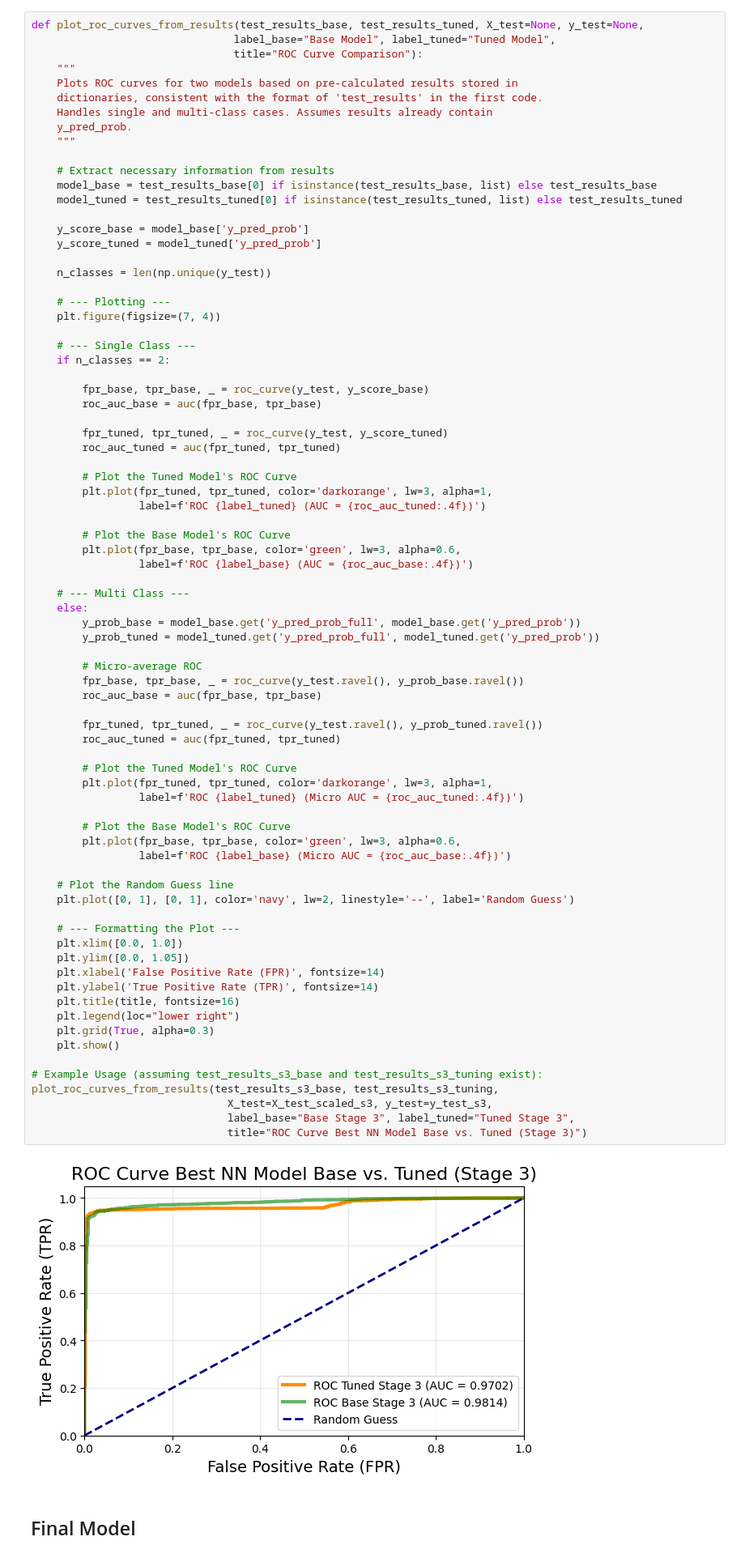
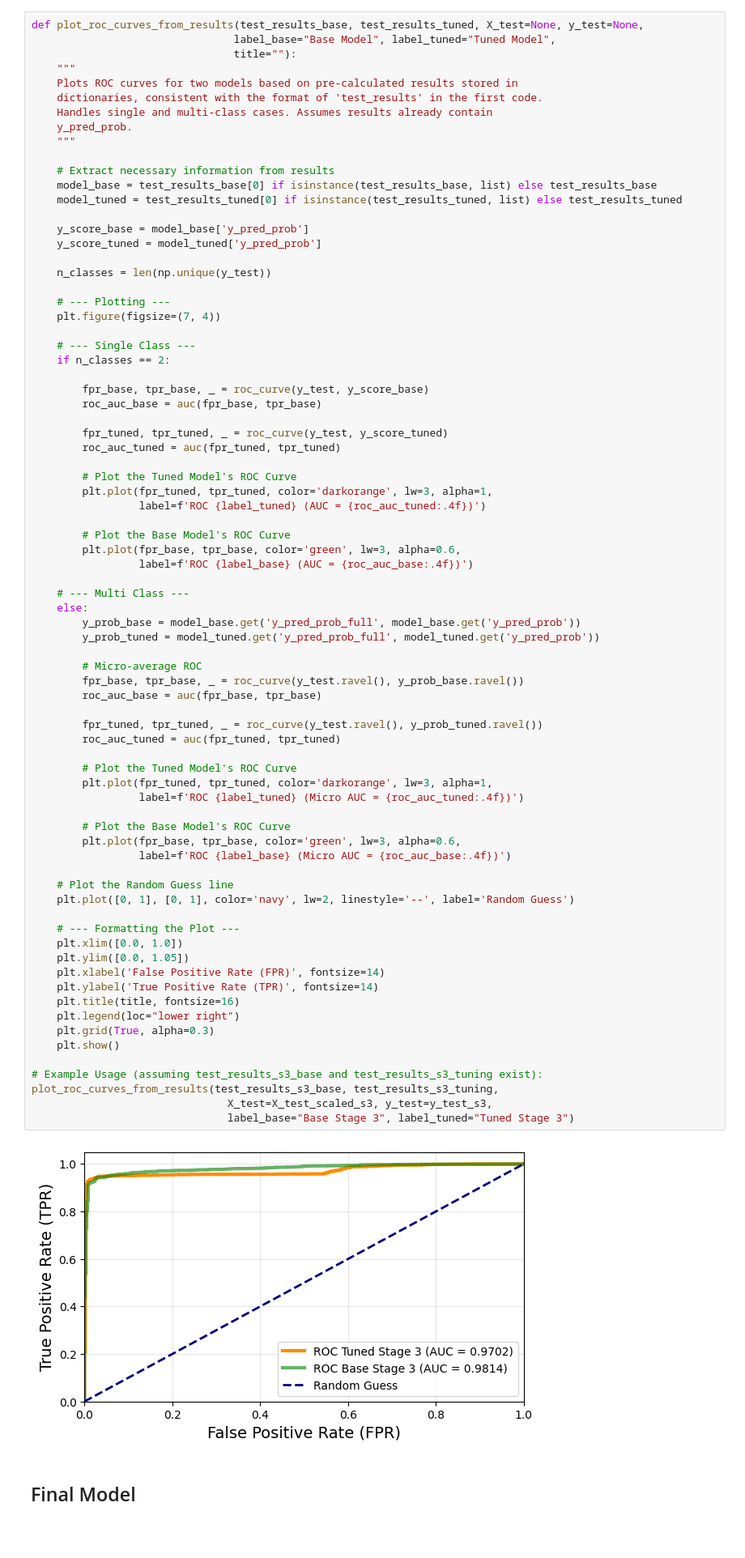
Before and after one commit to rgrandym/rgrandym.github.io, a Jupyter notebook: assets/student_dropout/figures/student_dropout_nn_151025.ipynb, the cells around one changed output. Shown at 81% size. Drawn from its saved outputs; the diff is of its cells as text; blank space fills up the shorter version.

```diff
--- a/assets/student_dropout/figures/student_dropout_nn_151025.ipynb
+++ b/assets/student_dropout/figures/student_dropout_nn_151025.ipynb
@@ -2404,7 +2404,7 @@ plt.show()
 # %%
 def plot_roc_curves_from_results(test_results_base, test_results_tuned, X_test=None, y_test=None,
                                 label_base="Base Model", label_tuned="Tuned Model",
-                                title="ROC Curve Comparison"):
+                                title=""):
     """
     Plots ROC curves for two models based on pre-calculated results stored in
     dictionaries, consistent with the format of 'test_results' in the first code.
@@ -2451,36 +2451,35 @@ def plot_roc_curves_from_results(test_results_base, test_results_tuned, X_test=N
         roc_auc_base = auc(fpr_base, tpr_base)
 
         fpr_tuned, tpr_tuned, _ = roc_curve(y_test.ravel(), y_prob_tuned.ravel())
         roc_auc_tuned = auc(fpr_tuned, tpr_tuned)
 
         # Plot the Tuned Model's ROC Curve
         plt.plot(fpr_tuned, tpr_tuned, color='darkorange', lw=3, alpha=1,
                  label=f'ROC {label_tuned} (Micro AUC = {roc_auc_tuned:.4f})')
 
         # Plot the Base Model's ROC Curve
         plt.plot(fpr_base, tpr_base, color='green', lw=3, alpha=0.6,
                  label=f'ROC {label_base} (Micro AUC = {roc_auc_base:.4f})')
 
     # Plot the Random Guess line
     plt.plot([0, 1], [0, 1], color='navy', lw=2, linestyle='--', label='Random Guess')
 
     # --- Formatting the Plot ---
     plt.xlim([0.0, 1.0])
     plt.ylim([0.0, 1.05])
     plt.xlabel('False Positive Rate (FPR)', fontsize=14)
     plt.ylabel('True Positive Rate (TPR)', fontsize=14)
     plt.title(title, fontsize=16)
     plt.legend(loc="lower right")
     plt.grid(True, alpha=0.3)
     plt.show()
 
 # Example Usage (assuming test_results_s3_base and test_results_s3_tuning exist):
 plot_roc_curves_from_results(test_results_s3_base, test_results_s3_tuning,
                                X_test=X_test_scaled_s3, y_test=y_test_s3,
-                               label_base="Base Stage 3", label_tuned="Tuned Stage 3",
-                               title="ROC Curve Best NN Model Base vs. Tuned (Stage 3)")
+                               label_base="Base Stage 3", label_tuned="Tuned Stage 3")
 # %% [output]
-[figure, old version]
+[figure, new version]
 # %% [markdown]
 ## Final Model
 # %%
```
Also changed, not shown: parts of 2 cells of this notebook, 22 other files.
